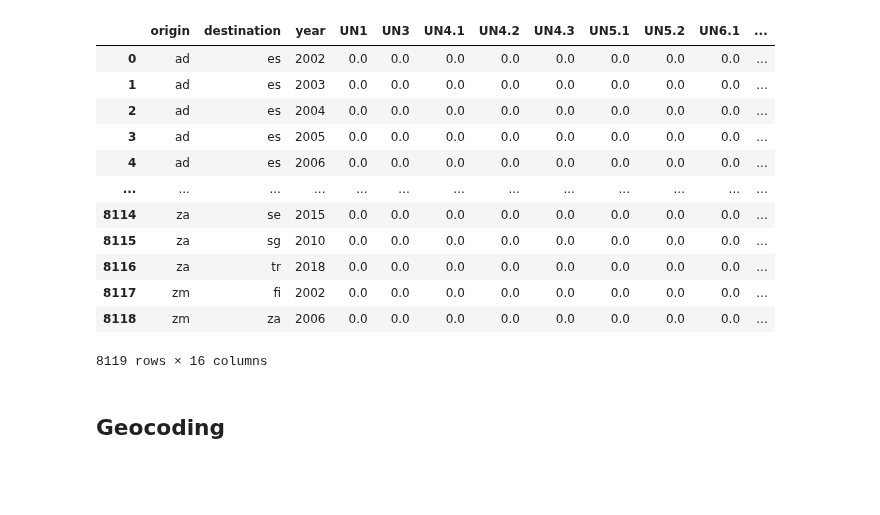
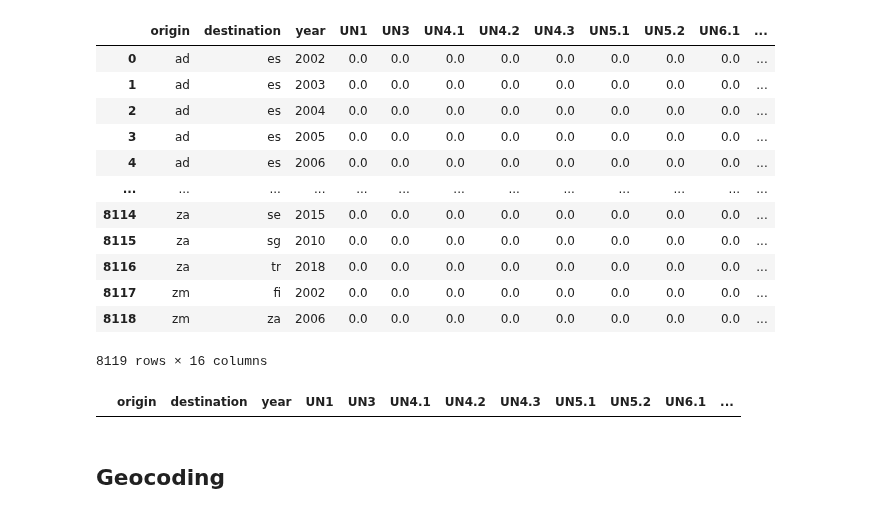
Before and after one commit to jstet/Basel_Convention_Scraper, a Jupyter notebook: data_processing/processing_flows.ipynb, the cells around one changed output. Saved outputs shown, nothing was run; the diff lists cells and outputs as text; code cells hidden in the pictures; blank space fills up the shorter version.

```diff
--- a/data_processing/processing_flows.ipynb
+++ b/data_processing/processing_flows.ipynb
@@ -376,4 +376,4 @@ df
 ## Dealing with same origin & destination country
 # %%
 C = np.where(df.country_of_destination==df.country)
-len(C[0])
+C = list(C[0])
@@ -382,3 +380,3 @@ len(C[0])
 # %%
-df = df.drop(index=C[0])
+df = df.drop(index=C)
 # %%
@@ -532,6 +530,10 @@ df_new
 | 8117 | zm | fi | 2002 | 0.0 | 0.0 | 0.0 | 0.0 | 0.0 | 0.0 | 0.0 | 0.0 | ... |
 | 8118 | zm | za | 2006 | 0.0 | 0.0 | 0.0 | 0.0 | 0.0 | 0.0 | 0.0 | 0.0 | ... |
 8119 rows × 16 columns
+# %%
+df_new[df_new["origin"]=="tj"]
+# %% [output]
+|  | origin | destination | year | UN1 | UN3 | UN4.1 | UN4.2 | UN4.3 | UN5.1 | UN5.2 | UN6.1 | ... |
 # %%
 df_new.to_csv("../output/processed/flows.csv")
 # %%
```
Also changed, not shown: parts of 5 cells of this notebook, 2 other files.
